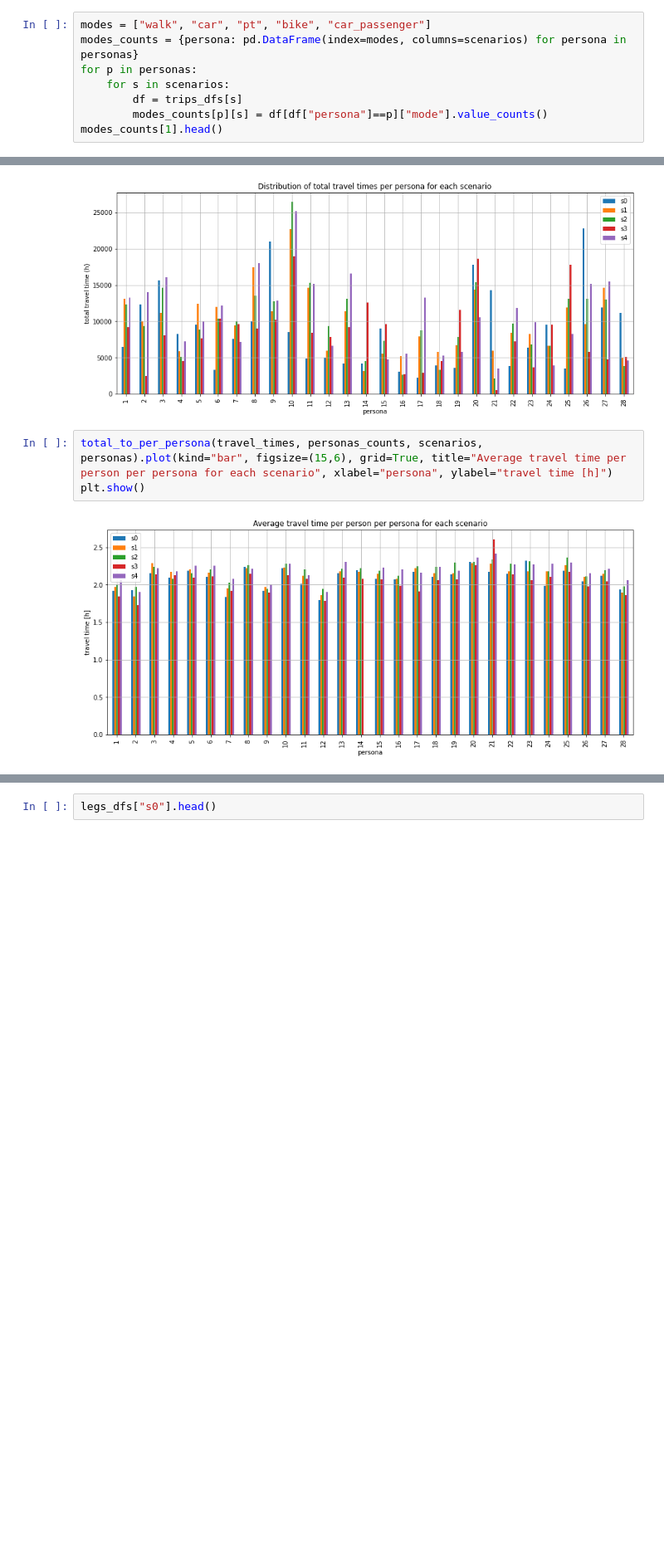
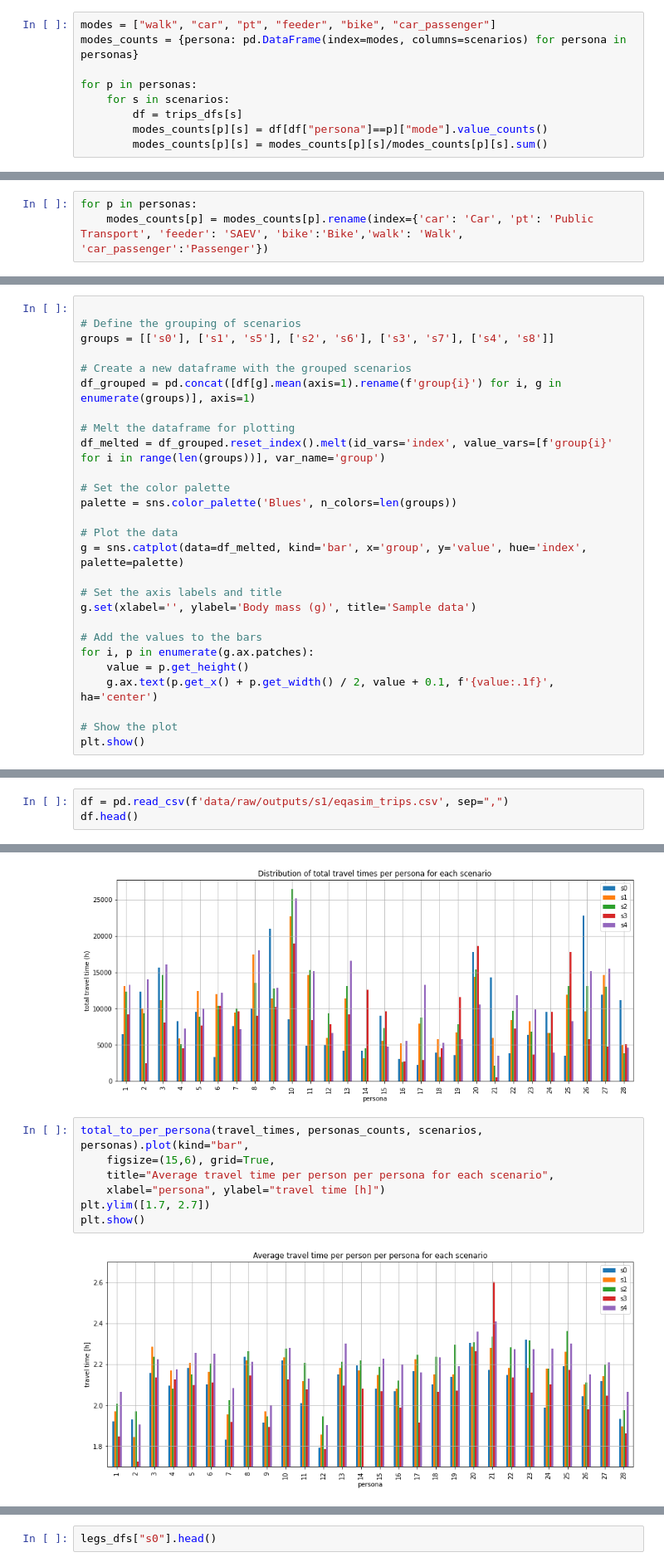
Before and after one commit to TjarkGall/d2-4, a Jupyter notebook: notebook_v1.ipynb, the cells around one changed output, grey strips where cells are left out. Shown at 83% size. Saved outputs shown, nothing was run; the diff lists cells and outputs as text; blank space fills up the shorter version.

```diff
--- a/notebook_v1.ipynb
+++ b/notebook_v1.ipynb
@@ -203,8 +193,9 @@ trips_dfs["s0"].head()
 # %%
-modes = ["walk", "car", "pt", "bike", "car_passenger"]
+modes = ["walk", "car", "pt", "feeder", "bike", "car_passenger"]
 modes_counts = {persona: pd.DataFrame(index=modes, columns=scenarios) for persona in personas}
+
 for p in personas:
     for s in scenarios:
         df = trips_dfs[s]
         modes_counts[p][s] = df[df["persona"]==p]["mode"].value_counts()
-modes_counts[1].head()
+        modes_counts[p][s] = modes_counts[p][s]/modes_counts[p][s].sum()
@@ -217,0 +202,3 @@ modes_counts[1].head()
+# %%
+for p in personas:
+    modes_counts[p] = modes_counts[p].rename(index={'car': 'Car', 'pt': 'Public Transport', 'feeder': 'SAEV', 'bike':'Bike','walk': 'Walk', 'car_passenger':'Passenger'})
@@ -217,0 +241,27 @@ modes_counts[1].head()
+# %%
+
+# Define the grouping of scenarios
+groups = [['s0'], ['s1', 's5'], ['s2', 's6'], ['s3', 's7'], ['s4', 's8']]
+
+# Create a new dataframe with the grouped scenarios
+df_grouped = pd.concat([df[g].mean(axis=1).rename(f'group{i}') for i, g in enumerate(groups)], axis=1)
+
+# Melt the dataframe for plotting
+df_melted = df_grouped.reset_index().melt(id_vars='index', value_vars=[f'group{i}' for i in range(len(groups))], var_name='group')
+
+# Set the color palette
+palette = sns.color_palette('Blues', n_colors=len(groups))
+
+# Plot the data
+g = sns.catplot(data=df_melted, kind='bar', x='group', y='value', hue='index', palette=palette)
+
+# Set the axis labels and title
+g.set(xlabel='', ylabel='Body mass (g)', title='Sample data')
+
+# Add the values to the bars
+for i, p in enumerate(g.ax.patches):
+    value = p.get_height()
+    g.ax.text(p.get_x() + p.get_width() / 2, value + 0.1, f'{value:.1f}', ha='center')
+
+# Show the plot
+plt.show()
@@ -224,0 +277,3 @@ modes_counts = pd.DataFrame(index=list(personas), columns=modes)
+# %%
+df = pd.read_csv(f'data/raw/outputs/s1/eqasim_trips.csv', sep=",")
+df.head()
@@ -325,10 +463,14 @@ plt.show()
 # %% [output]
 [figure]
 # %%
-total_to_per_persona(travel_times, personas_counts, scenarios, personas).plot(kind="bar", figsize=(15,6), grid=True, title="Average travel time per person per persona for each scenario", xlabel="persona", ylabel="travel time [h]")
+total_to_per_persona(travel_times, personas_counts, scenarios, personas).plot(kind="bar",
+    figsize=(15,6), grid=True,
+    title="Average travel time per person per persona for each scenario",
+    xlabel="persona", ylabel="travel time [h]")
+plt.ylim([1.7, 2.7])
 plt.show()
 # %% [output]
-[figure, old version]
+[figure, new version]
 # %%
 # legs_paths = {"s0":"E:\\repos\\eqasim-java-cleaned\\legs_s0.csv",
 #              "s1":"E:\\repos\\eqasim-java-cleaned\\legs_s1.csv",
```
Also changed, not shown: parts of 56 cells of this notebook, 18 other files.
